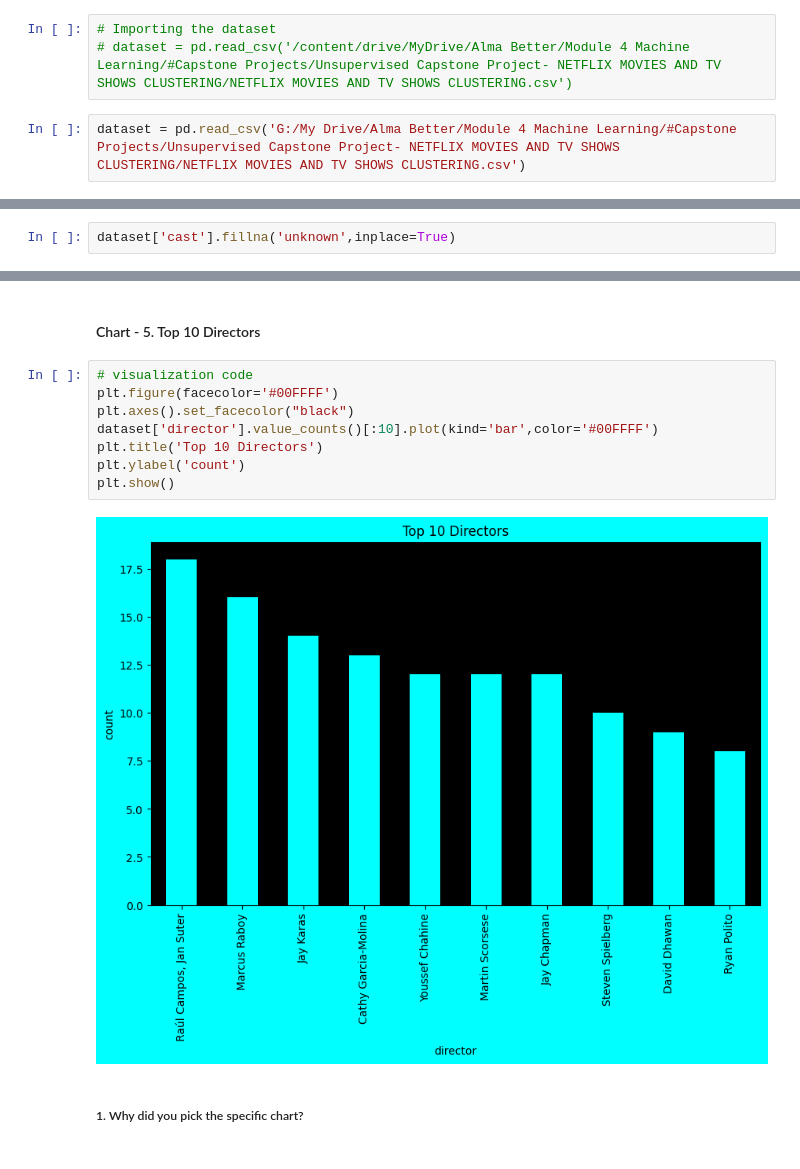
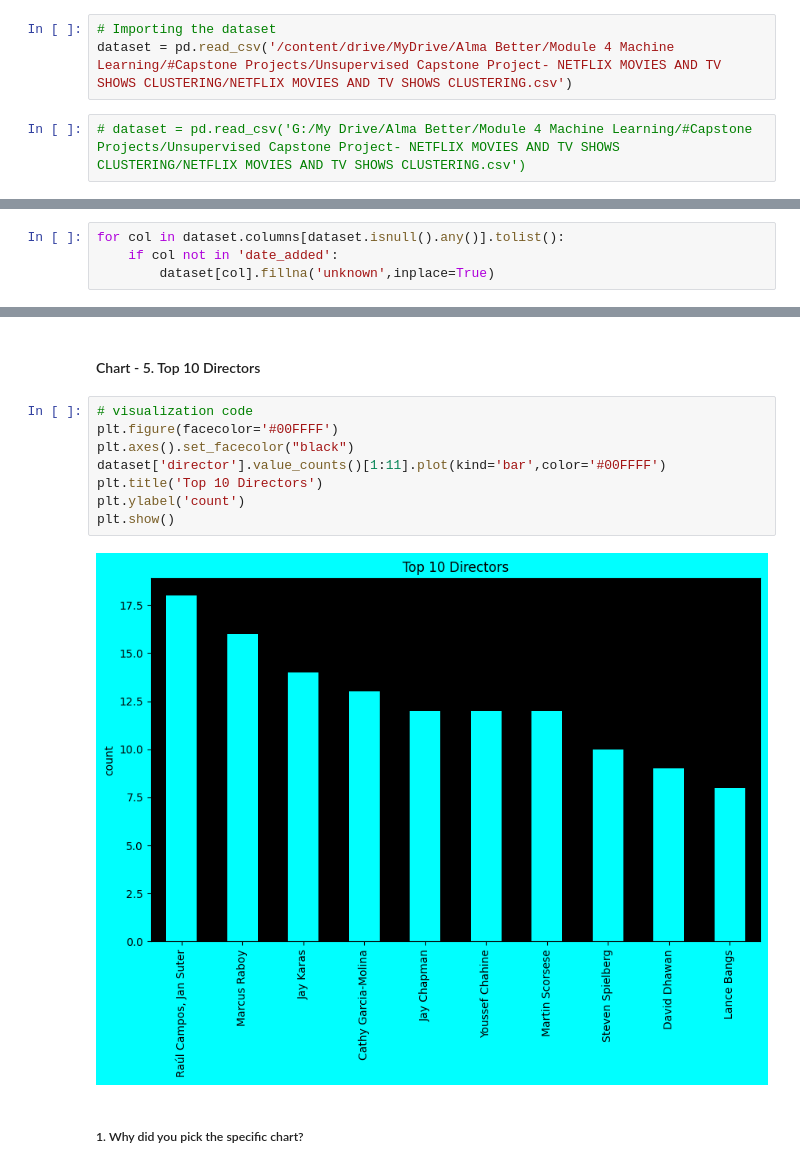
Before and after one commit to LuvMutreja/NETFLIX-MOVIES-AND-TV-SHOWS-CLUSTERING, a Jupyter notebook: Unsupervised_ML_Project_NETFLIX_MOVIES_AND_TV_SHOWS_CLUSTERING_.ipynb, the cells around one changed output, grey strips where cells are left out. Saved outputs shown, nothing was run; the diff lists cells and outputs as text.

```diff
--- a/Unsupervised_ML_Project_NETFLIX_MOVIES_AND_TV_SHOWS_CLUSTERING_.ipynb
+++ b/Unsupervised_ML_Project_NETFLIX_MOVIES_AND_TV_SHOWS_CLUSTERING_.ipynb
@@ -95,8 +99,8 @@ warnings.filterwarnings('ignore')
 # %%
 # Importing the dataset
-# dataset = pd.read_csv('/content/drive/MyDrive/Alma Better/Module 4 Machine Learning/#Capstone Projects/Unsupervised Capstone Project- NETFLIX MOVIES AND TV SHOWS CLUSTERING/NETFLIX MOVIES AND TV SHOWS CLUSTERING.csv')
+dataset = pd.read_csv('/content/drive/MyDrive/Alma Better/Module 4 Machine Learning/#Capstone Projects/Unsupervised Capstone Project- NETFLIX MOVIES AND TV SHOWS CLUSTERING/NETFLIX MOVIES AND TV SHOWS CLUSTERING.csv')
 # %%
-dataset = pd.read_csv('G:/My Drive/Alma Better/Module 4 Machine Learning/#Capstone Projects/Unsupervised Capstone Project- NETFLIX MOVIES AND TV SHOWS CLUSTERING/NETFLIX MOVIES AND TV SHOWS CLUSTERING.csv')
+# dataset = pd.read_csv('G:/My Drive/Alma Better/Module 4 Machine Learning/#Capstone Projects/Unsupervised Capstone Project- NETFLIX MOVIES AND TV SHOWS CLUSTERING/NETFLIX MOVIES AND TV SHOWS CLUSTERING.csv')
 # %% [markdown]
 ### Dataset First View
 # %%
@@ -238,5 +263,3 @@ cast has 9.220495697958135 % null values
 country has 6.51085141903172 % null values
 date_added has 0.1284191601386927 % null values
 rating has 0.08989341209708489 % null values
-# %%
-dataset['cast'].fillna('unknown',inplace=True)
@@ -247 +266,5 @@ Answer Here.
+# %%
+for col in dataset.columns[dataset.isnull().any()].tolist():
+    if col not in 'date_added':
+        dataset[col].fillna('unknown',inplace=True)
 # %% [markdown]
@@ -344,13 +395,13 @@ Answer Here
 # %%
 # visualization code
 plt.figure(facecolor='#00FFFF')
 plt.axes().set_facecolor("black")
-dataset['director'].value_counts()[:10].plot(kind='bar',color='#00FFFF')
+dataset['director'].value_counts()[1:11].plot(kind='bar',color='#00FFFF')
 plt.title('Top 10 Directors')
 plt.ylabel('count')
 plt.show()
 # %% [output]
-[figure, old version]
+[figure, new version]
 # %% [markdown]
 ##### 1. Why did you pick the specific chart?
 # %% [markdown]
```
Also changed, not shown: parts of 69 cells of this notebook.
